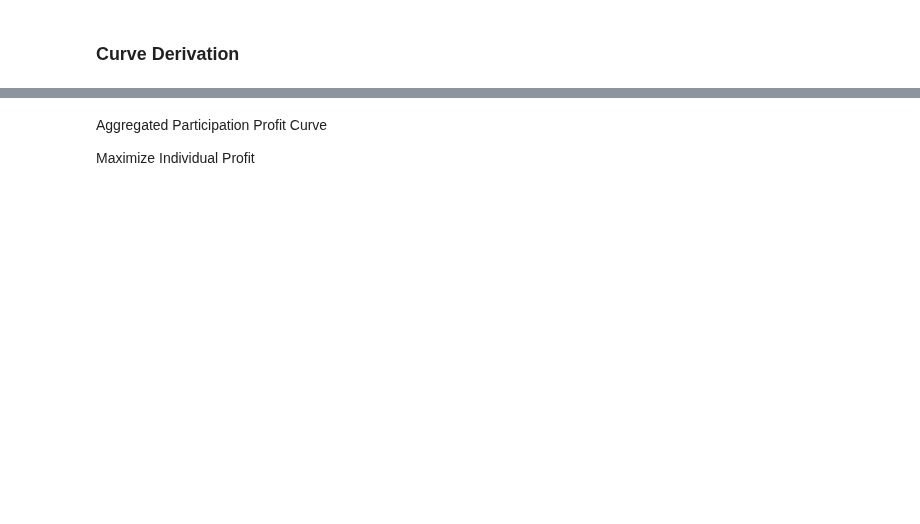
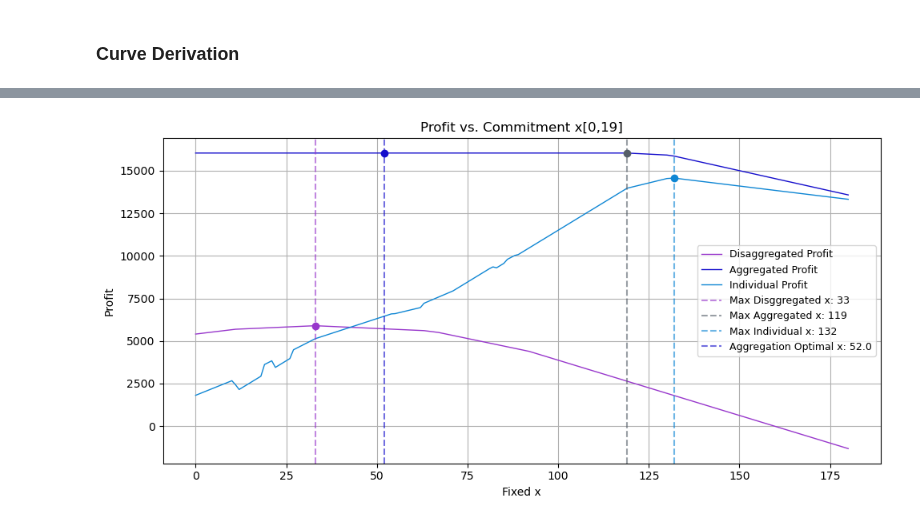
Before and after one commit to syeoyo/der, a Jupyter notebook: 0424.ipynb, the cells around one changed output, grey strips where cells are left out. Cells and saved outputs as stored; diff of their text form; code cells hidden in the pictures; blank space fills up the shorter version.

```diff
--- a/0424.ipynb
+++ b/0424.ipynb
@@ -287,4 +316,41 @@ KeyError: (10, (0,))
-# %% [markdown]
-Aggregated Participation Profit Curve
-
-Maximize Individual Profit
+# %%
+profits_array = np.array(profits, dtype=np.float64)
+aggregated_profits_array = np.array(aggregated_profits, dtype=np.float64)
+individual_profits_array = np.array(individual_profits, dtype=np.float64)
+
+max_val=np.nanmax(profits_array)
+max_idx = np.where(profits_array == max_val)[0][-1]
+
+agg_max_val = np.nanmax(aggregated_profits_array)
+agg_max_idx = np.where(aggregated_profits_array == agg_max_val)[0][-1]
+
+ind_max_val = np.nanmax(individual_profits_array)
+ind_max_idx = np.where(individual_profits_array == ind_max_val)[0][-1]
+
+plt.figure(figsize=(10, 5))
+plt.plot(range(x_max + 1), profits, ms=2, color='#9837cc', label="Disaggregated Profit", lw=1)
+plt.plot(range(x_max + 1), aggregated_profits_array, color='#140DCC', label="Aggregated Profit", linewidth=1)
+plt.plot(range(x_max + 1), individual_profits_array, color='#0E86D4', linestyle='-', label="Individual Profit", linewidth=1)
+plt.axvline(x=max_idx, color='#9837cc', alpha=0.6, linestyle='--', label=f'Max Disggregated x: {max_idx}')
+plt.plot(max_idx, max_val, marker='o', color='#9837cc')
+plt.axvline(x=agg_max_idx, color='#565f69', alpha=0.6, linestyle='--', label=f'Max Aggregated x: {agg_max_idx}')
+plt.plot(agg_max_idx, agg_max_val, marker='o', color='#565f69')
+plt.axvline(x=ind_max_idx, color='#0E86D4', alpha=0.6, linestyle='--', label=f'Max Individual x: {ind_max_idx}')
+plt.plot(ind_max_idx, ind_max_val, marker='o', color='#0E86D4')
+if 'optimal_x_val' in locals() and optimal_x_val is not None:
+    plt.axvline(optimal_x_val, color='#140DCC', alpha = 0.6, linestyle='--', linewidth=1.5, label=f'Aggregation Optimal x: {optimal_x_val}')
+    opt_idx = int(round(optimal_x_val))
+    if 0 <= opt_idx <= x_max:
+        opt_val = aggregated_profits_array[opt_idx]
+        plt.plot(optimal_x_val, opt_val, marker='o', color='#140DCC')
+
+
+plt.title(f"Profit vs. Commitment x[{i_target},{t_target}]")
+plt.xlabel("Fixed x")
+plt.ylabel("Profit")
+plt.grid(True)
+plt.legend(prop={'size': 9})
+plt.tight_layout()
+plt.show()
+# %% [output]
+[figure, added]
```
Also changed, not shown: parts of 8 cells of this notebook, 6 other files.
